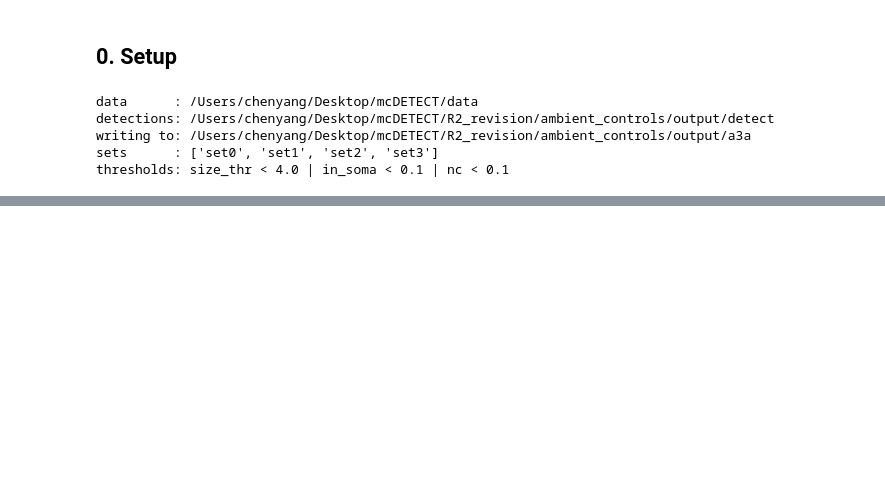
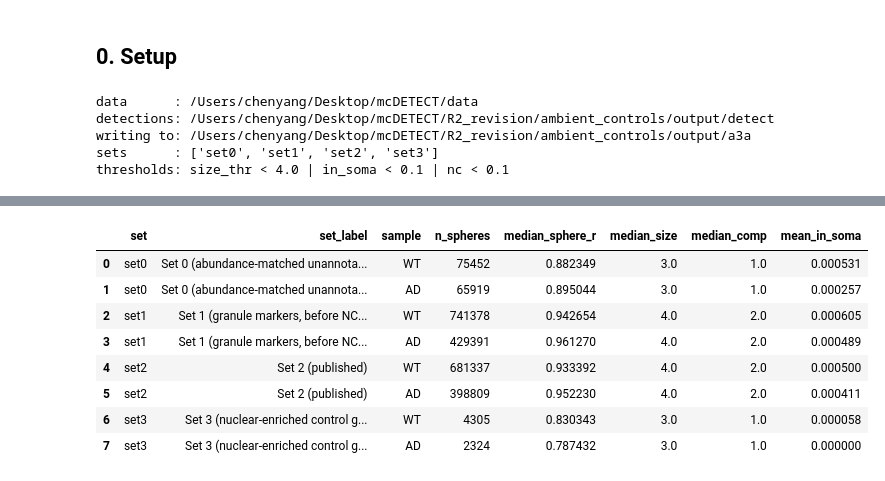
Before and after one commit to chen-yang-yuan/mcDETECT, a Jupyter notebook: R2_revision/ambient_controls/A3a_three_sets.ipynb, the cells around one changed output, grey strips where cells are left out. Saved outputs shown, nothing was run; the diff lists cells and outputs as text; code cells hidden in the pictures; blank space fills up the shorter version.

```diff
--- a/R2_revision/ambient_controls/A3a_three_sets.ipynb
+++ b/R2_revision/ambient_controls/A3a_three_sets.ipynb
@@ -224,19 +125,0 @@ separated; §7 asserts it.
-# %%
-part_path = OUT / "gria2_partition.csv"
-
-if part_path.exists():
-    gp = pd.read_csv(part_path)
-    for r in gp.itertuples():
-        print(f"[{r.sample}] Set1 {r.n_set1:,} -> Set2 {r.n_set2:,} "
-              f"({r.n_removed:,} removed)")
-        print(f"          of which Gria2-seeded : {r.n_removed_gria2:,} "
-              f"({r.frac_removed_gria2:.1%} of what the filter removed)")
-        print(f"          genuine NC filtering  : {r.n_removed_other:,}")
-        print(f"          gap accepted by keeping Set 2 on 19 NC genes: "
-              f"<= {r.gap_frac_of_set1:.4%} of Set 1")
-        print(f"          19-marker sensitivity : Set1 {r.n_set1_ex_gria2:,} -> "
-              f"Set2 {r.n_set2_ex_gria2:,}, removed {r.n_removed_ex_gria2:,} "
-              f"({r.frac_removed_ex_gria2:.4%})")
-    display(gp)
-else:
-    print("[skip] gria2_partition.csv not written yet -- run section 2 with set1 on disk")
@@ -297,0 +136,61 @@ if funnels:
+# %%
+funnels, inventory = [], []
+
+for set_name in C.SETS:
+    for sample in C.SAMPLES:
+        p = C.spheres_path(set_name, sample)
+        if not p.exists():
+            print(f"[skip] {set_name} {sample}: {p} missing")
+            continue
+        sph = pd.read_parquet(p)
+        inventory.append(dict(set=set_name, set_label=C.SET_LABEL[set_name],
+                              sample=sample, n_spheres=len(sph),
+                              median_sphere_r=float(sph["sphere_r"].median()),
+                              median_size=float(sph["size"].median()),
+                              median_comp=float(sph["comp"].median()),
+                              mean_in_soma=float(sph["in_soma_ratio"].mean())))
+        d = C.detect_dir(set_name, sample)
+        f = d / "funnel_by_gene.csv"
+        if f.exists():
+            fg = pd.read_csv(f)
+            # A gene that formed NO sphere is absent from the funnel, because
+            # flatten_sphere_dict skips empty per-gene frames. run_detection_sets now passes
+            # genes= to funnel_counts so future runs emit the zero row, but the tables already
+            # on disk predate that -- reindex them here against the list that was actually
+            # seeded, which run_info.csv records (post zero-count drop, so it is exactly what
+            # DBSCAN saw). Set 3 seeded 18 and reported 16 (WT) / 17 (AD).
+            ri = d / "run_info.csv"
+            if ri.exists():
+                seeded = str(pd.read_csv(ri)["genes"].iloc[0]).split(";")
+                absent = [g for g in seeded if g not in set(fg["seed_gene"])]
+                if absent:
+                    fg = pd.concat([fg, pd.DataFrame([
+                        dict(set=set_name, sample=sample, seed_gene=g,
+                             **{stage: 0 for stage in C.FUNNEL_STAGES}) for g in absent])],
+                        ignore_index=True)
+                    print(f"[{set_name} {sample}] {len(absent)} seeded gene(s) formed no sphere "
+                          f"-- added as zeros: {absent}")
+                fg = (fg.set_index("seed_gene").reindex(seeded).rename_axis("seed_gene")
+                        .reset_index())
+            funnels.append(fg)
+
+inv = pd.DataFrame(inventory)
+inv.to_csv(OUT / "set_inventory.csv", index=False)
+display(inv)
+
+if funnels:
+    fun = pd.concat(funnels, ignore_index=True)
+    # rate per million transcripts of the seeding gene -- neutralises the 15x abundance gap
+    counts = {}
+    for sample in C.SAMPLES:
+        tx = A3.load_transcripts(sample, columns=["target"], verbose=False)
+        counts[sample] = tx["target"].value_counts()
+        del tx
+    fun["n_tx_gene"] = [counts[r.sample].get(r.seed_gene, 0) for r in fun.itertuples()]
+    for stage in C.FUNNEL_STAGES:
+        fun[f"rate_{stage}_per_Mtx"] = fun[stage] / (fun["n_tx_gene"] / 1e6)
+    fun.to_csv(OUT / "funnel_by_gene.csv", index=False)
+    display(fun.groupby(["set", "sample"])[[*C.FUNNEL_STAGES,
+                                            *[f"rate_{s}_per_Mtx" for s in C.FUNNEL_STAGES]]]
+            .sum(numeric_only=True))
+# %% [output]
@@ -297,0 +199,9 @@ if funnels:
+|  | set | set_label | sample | n_spheres | median_sphere_r | median_size | median_comp | mean_in_soma |
+| 0 | set0 | Set 0 (abundance-matched unannota... | WT | 75452 | 0.882349 | 3.0 | 1.0 | 0.000531 |
+| 1 | set0 | Set 0 (abundance-matched unannota... | AD | 65919 | 0.895044 | 3.0 | 1.0 | 0.000257 |
+| 2 | set1 | Set 1 (granule markers, before NC... | WT | 741378 | 0.942654 | 4.0 | 2.0 | 0.000605 |
+| 3 | set1 | Set 1 (granule markers, before NC... | AD | 429391 | 0.961270 | 4.0 | 2.0 | 0.000489 |
+| 4 | set2 | Set 2 (published) | WT | 681337 | 0.933392 | 4.0 | 2.0 | 0.000500 |
+| 5 | set2 | Set 2 (published) | AD | 398809 | 0.952230 | 4.0 | 2.0 | 0.000411 |
+| 6 | set3 | Set 3 (nuclear-enriched control g... | WT | 4305 | 0.830343 | 3.0 | 1.0 | 0.000058 |
+| 7 | set3 | Set 3 (nuclear-enriched control g... | AD | 2324 | 0.787432 | 3.0 | 1.0 | 0.000000 |
```
Also changed, not shown: parts of 20 cells of this notebook, 25 other files.
